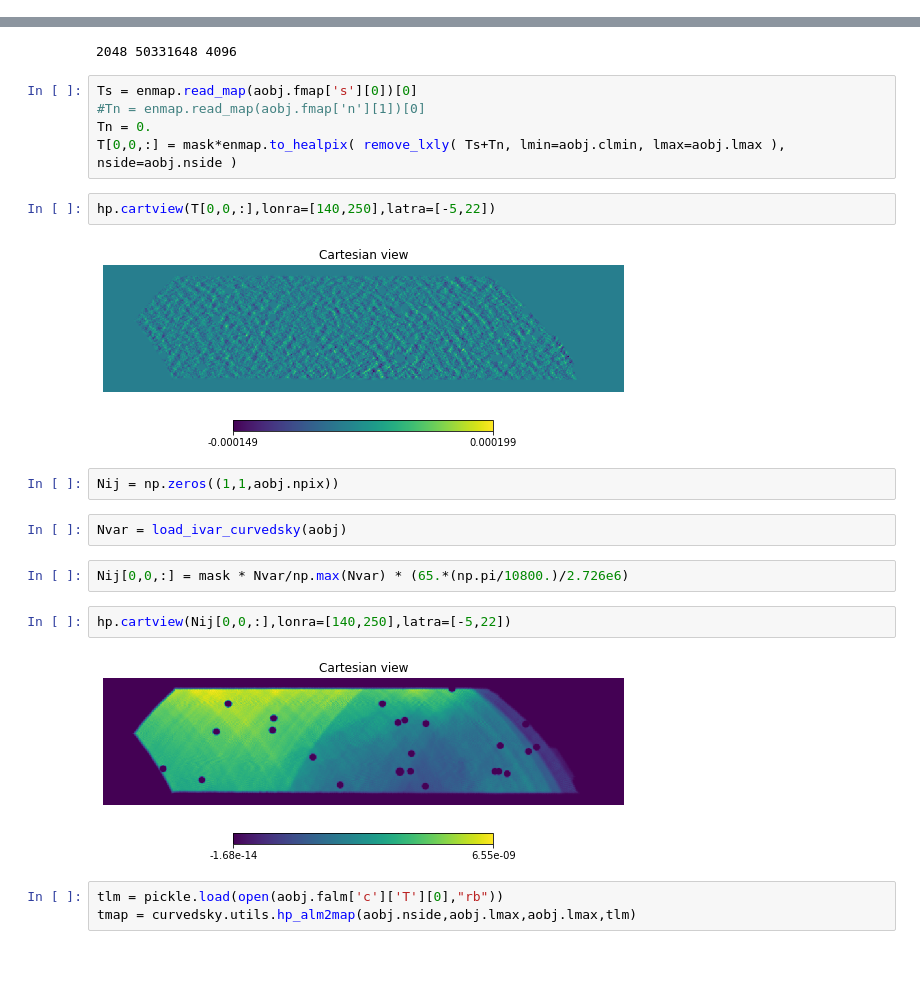
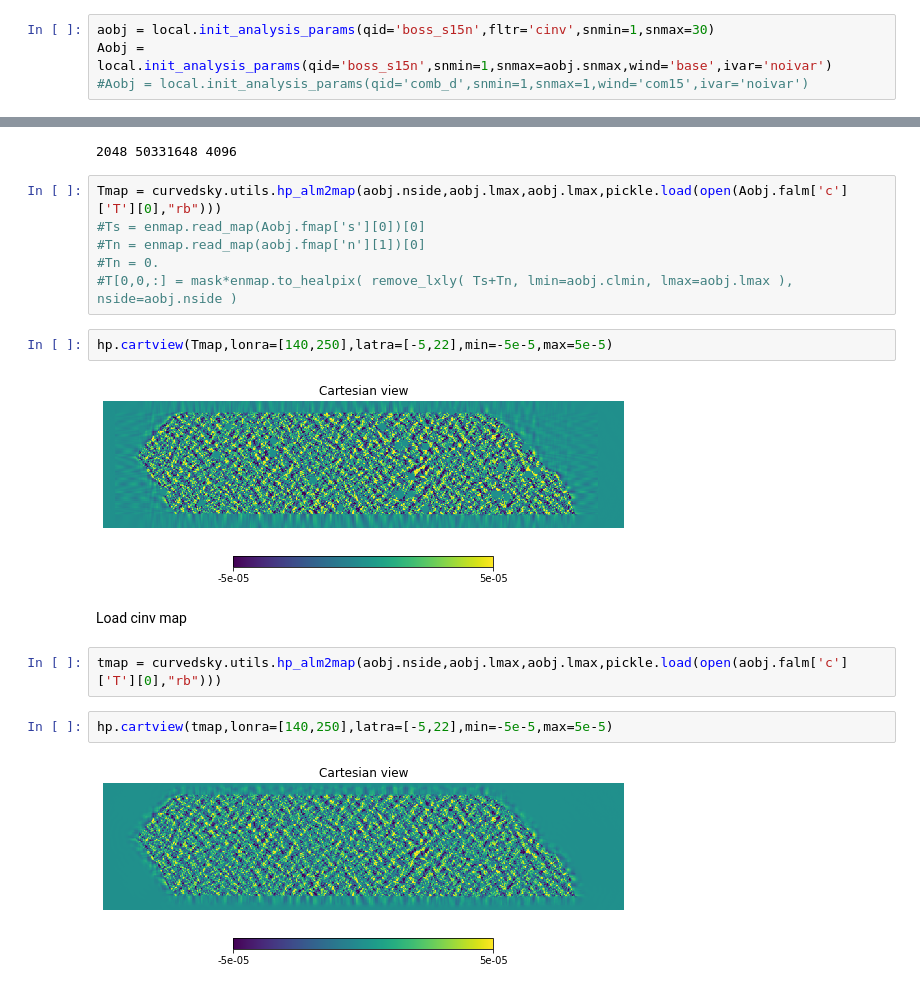
Before and after one commit to ACTCollaboration/Lensing-Daytime, a Jupyter notebook: check_cmb_cinv.ipynb, the cells around one changed output, grey strips where cells are left out. Cells and saved outputs as stored; diff of their text form; blank space fills up the shorter version.

```diff
--- a/check_cmb_cinv.ipynb
+++ b/check_cmb_cinv.ipynb
@@ -10,0 +8,4 @@ bl = beam_func(aobj.lmax,q)
+# %%
+aobj = local.init_analysis_params(qid='boss_s15n',fltr='cinv',snmin=1,snmax=30)
+Aobj = local.init_analysis_params(qid='boss_s15n',snmin=1,snmax=aobj.snmax,wind='base',ivar='noivar')
+#Aobj = local.init_analysis_params(qid='comb_d',snmin=1,snmax=1,wind='com15',ivar='noivar')
@@ -17,25 +21,21 @@ print(aobj.nside,aobj.npix,aobj.lmax)
 # %% [output]
 2048 50331648 4096
 # %%
-Ts = enmap.read_map(aobj.fmap['s'][0])[0]
+Tmap = curvedsky.utils.hp_alm2map(aobj.nside,aobj.lmax,aobj.lmax,pickle.load(open(Aobj.falm['c']['T'][0],"rb")))
+#Ts = enmap.read_map(Aobj.fmap['s'][0])[0]
 #Tn = enmap.read_map(aobj.fmap['n'][1])[0]
-Tn = 0.
-T[0,0,:] = mask*enmap.to_healpix( remove_lxly( Ts+Tn, lmin=aobj.clmin, lmax=aobj.lmax ), nside=aobj.nside )
+#Tn = 0.
+#T[0,0,:] = mask*enmap.to_healpix( remove_lxly( Ts+Tn, lmin=aobj.clmin, lmax=aobj.lmax ), nside=aobj.nside )
 # %%
-hp.cartview(T[0,0,:],lonra=[140,250],latra=[-5,22])
+hp.cartview(Tmap,lonra=[140,250],latra=[-5,22],min=-5e-5,max=5e-5)
 # %% [output]
-[figure, old version]
+[figure, new version]
-# %%
-Nij = np.zeros((1,1,aobj.npix))
-# %%
-Nvar = load_ivar_curvedsky(aobj)
-# %%
-Nij[0,0,:] = mask * Nvar/np.max(Nvar) * (65.*(np.pi/10800.)/2.726e6)
+# %% [markdown]
+Load cinv map
+# %%
+tmap = curvedsky.utils.hp_alm2map(aobj.nside,aobj.lmax,aobj.lmax,pickle.load(open(aobj.falm['c']['T'][0],"rb")))
 # %%
-hp.cartview(Nij[0,0,:],lonra=[140,250],latra=[-5,22])
+hp.cartview(tmap,lonra=[140,250],latra=[-5,22],min=-5e-5,max=5e-5)
 # %% [output]
-[figure, old version]
+[figure, new version]
-# %%
-tlm = pickle.load(open(aobj.falm['c']['T'][0],"rb"))
-tmap = curvedsky.utils.hp_alm2map(aobj.nside,aobj.lmax,aobj.lmax,tlm)
 # %%
```
Also changed, not shown: parts of 6 cells of this notebook, 39 other files.
